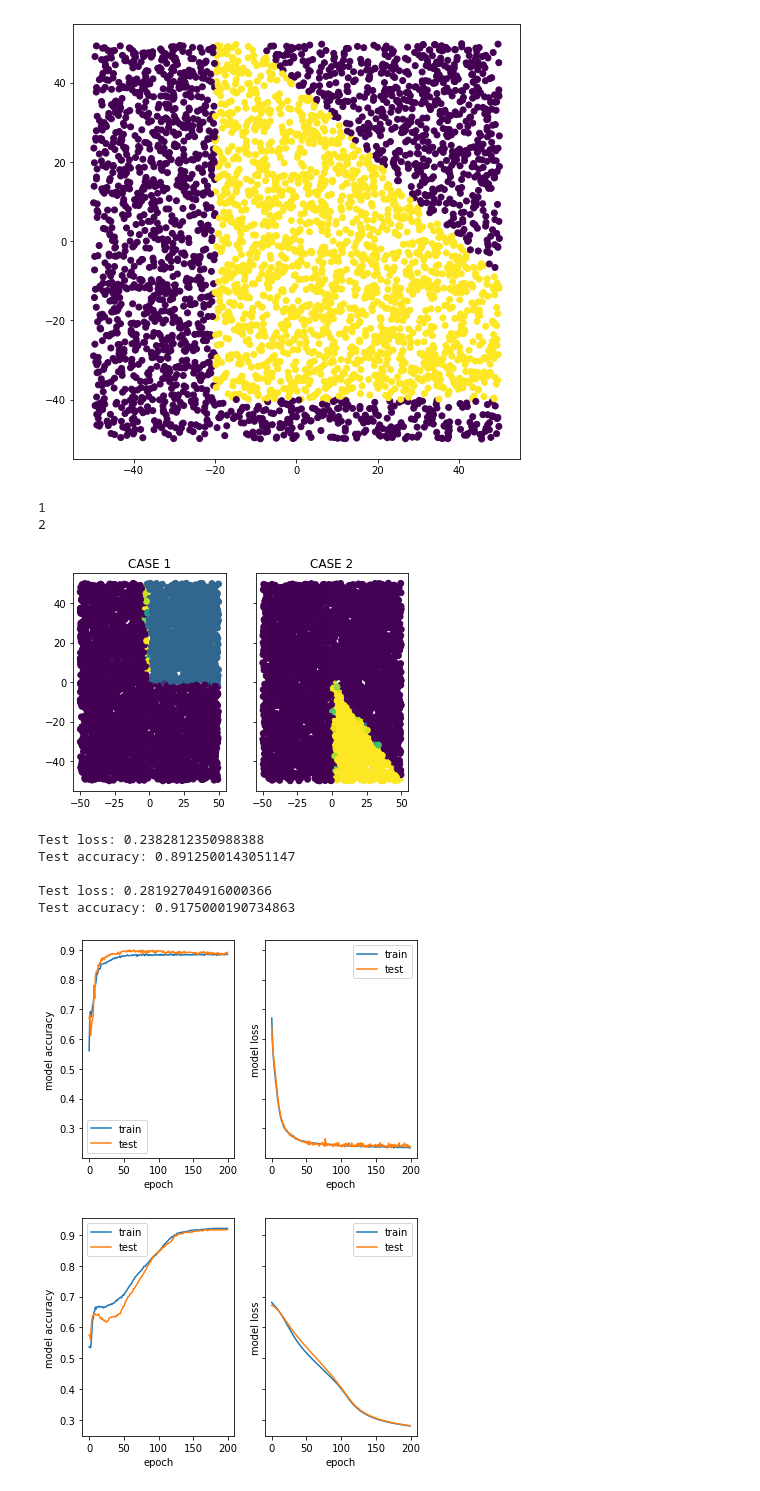
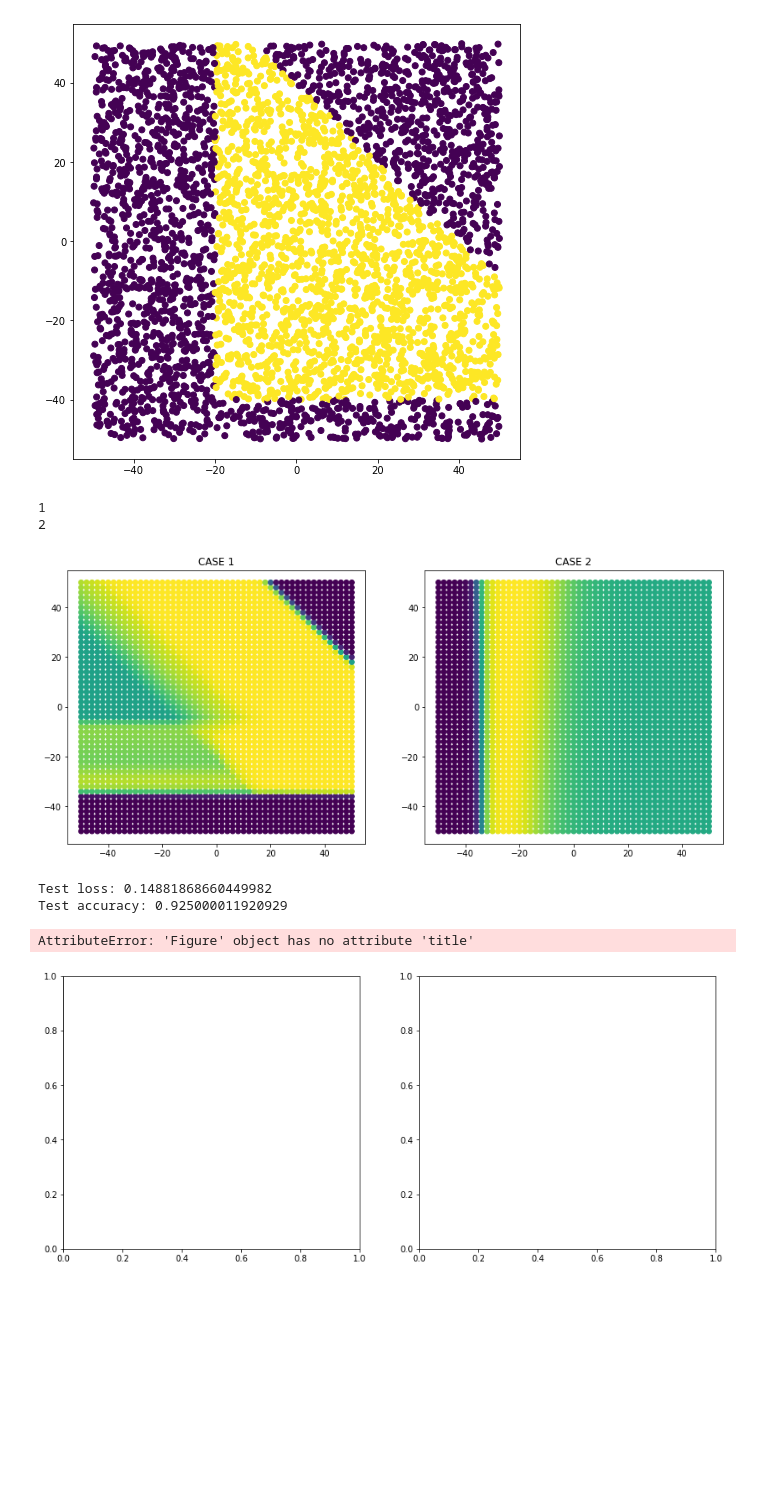
Before and after one commit to emersonvero/LoCP2, a Jupyter notebook: 02_DNN/Emerson_Draft.ipynb, the cells around one changed output. Drawn from its saved outputs; the diff is of its cells as text; code cells hidden in the pictures; blank space fills up the shorter version.

```diff
--- a/02_DNN/Emerson_Draft.ipynb
+++ b/02_DNN/Emerson_Draft.ipynb
@@ -144,12 +146,23 @@ def split_data(filename_for_data, filename_for_label, k=0.8):
 
     x_train = Rescale(x_train)
     x_valid = Rescale(x_valid)
-    return x_train, x_valid, y_train, y_valid
+    return x, y, x_train, x_valid, y_train, y_valid
+
+dX = 2
+X1 = np.arange(-50,50+dX, dX)
+LG = len(X1)
+grid = np.zeros((LG*LG,2))
+k=0
+for i in range(LG):
+    for j in range(LG):
+        grid[k,:]=(X1[j],X1[i])
+        k=k+1
+        # RESCALE
+        grid_r = grid/50
 
 
-
-def train_and_plot(filename_for_data, filename_for_labels, k=0.8, epoch=200):
-    x_train, x_valid, y_train, y_valid = split_data(filename_for_data,filename_for_labels)
+def train_and_plot(filename_for_data, filename_for_labels, k=0.8, epoch=400):
+    x,y, x_train, x_valid, y_train, y_valid = split_data(filename_for_data,filename_for_labels)
     nepoch=epoch
     for CASE in range(1,3):
         print(CASE)
@@ -165,9 +178,9 @@ def train_and_plot(filename_for_data, filename_for_labels, k=0.8, epoch=200):
                             metrics=['accuracy'])
             history1=model1.fit(x_train,y_train, epochs=nepoch,batch_size = 50,
                 validation_data=(x_valid,y_valid),verbose=0)
-            y_pred1 = model1.predict(x)
-            f, (ax1, ax2) = plt.subplots(1, 2, sharey=True)
-            ax1.scatter(x[:,1],x[:,0],c=y_pred1)
+            y_pred1 = model1.predict(grid_r)
+            f, (ax1, ax2) = plt.subplots(1, 2, figsize=(14,6))
+            ax1.scatter(grid[:,1], grid[:,0],c=y_pred1)
             ax1.title.set_text('CASE 1')
 
 
@@ -182,13 +195,13 @@ def train_and_plot(filename_for_data, filename_for_labels, k=0.8, epoch=200):
                             metrics=['accuracy'])
             history2=model2.fit(x_train,y_train, epochs=nepoch,batch_size = 50,
                 validation_data=(x_valid,y_valid),verbose=0)
-            y_pred2 = model2.predict(x)
+            y_pred2 = model2.predict(grid_r)
 
-            ax2.scatter(x[:,0],x[:,1],c=y_pred2)
+            ax2.scatter(grid[:,0],grid[:,1],c=y_pred2)
             ax2.title.set_text('CASE 2')
     return model1, model2, history1, history2, x_valid, y_valid
 # %%
-def analysis(model, history, X_test, Y_test):
+def analysis(model, history, X_test, Y_test, title):
     score = model.evaluate(X_test, Y_test, verbose=0)
 
     # print performance
@@ -200,7 +213,8 @@ def analysis(model, history, X_test, Y_test):
 
     # summarize history for accuracy
 
-    fig, (ax_1, ax_2) = plt.subplots(1, 2, sharey=True)
+    fig, (ax_1, ax_2) = plt.subplots(1, 2, figsize=(14,6))
+    fig.title(title)
     ax_1.plot(history.history['accuracy'])
     ax_1.plot(history.history['val_accuracy'])
     ax_1.set(ylabel='model accuracy', xlabel='epoch')
@@ -218,17 +232,16 @@ model1, model2, history1, history2, X_test, Y_test = train_and_plot("data", "lab
 # %% [output]
 1
 2
-[figure, old version]
+[figure, new version]
 # %%
-analysis(model1, history1, X_test, Y_test)
-analysis(model2, history2, X_test, Y_test)
+title1="Model accuracy and loss for Case 1"
+title2="Model accuracy and loss for Case 2"
+analysis(model1, history1, X_test, Y_test, title1)
+analysis(model2, history2, X_test, Y_test, title2)
 # %% [output]
-Test loss: 0.2382812350988388
-Test accuracy: 0.8912500143051147
-
-Test loss: 0.28192704916000366
-Test accuracy: 0.9175000190734863
+Test loss: 0.14881868660449982
+Test accuracy: 0.925000011920929
+AttributeError: 'Figure' object has no attribute 'title'
-[figure, old version]
+[figure, new version]
-[figure, removed]
 # %%
 model1, model2, history1, history2, X_test, Y_test = train_and_plot("data(reduced)", "labels(reduced)", k=0.8)
```
Also changed, not shown: parts of 4 cells of this notebook.
